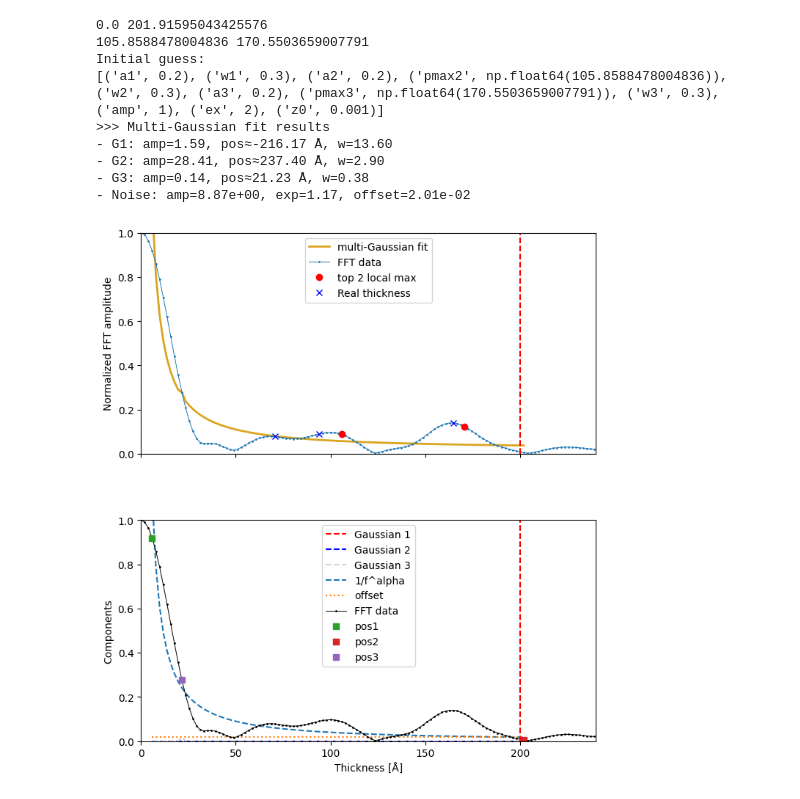
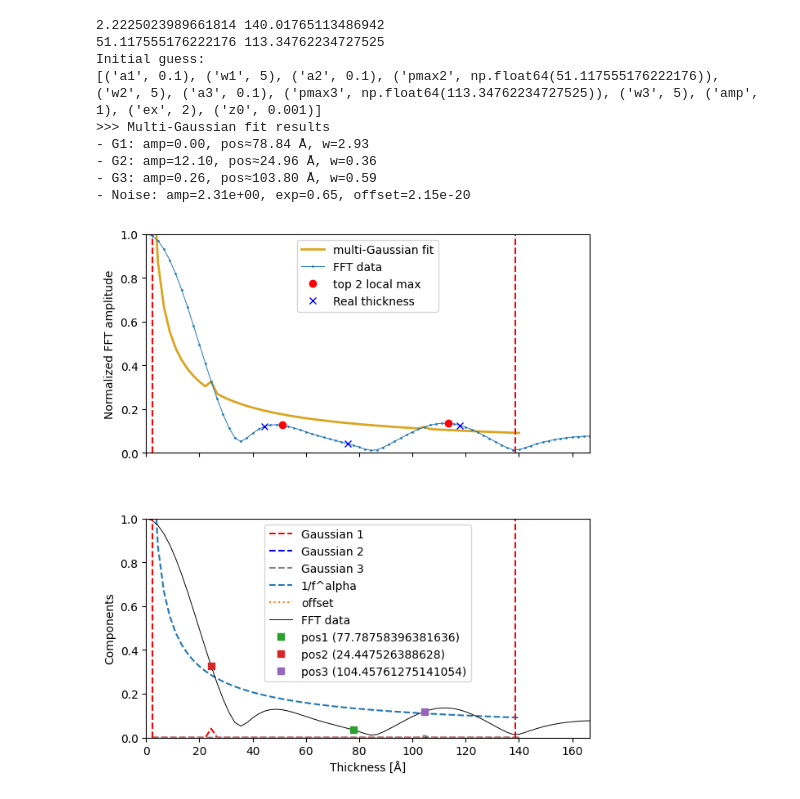
Before and after one commit to SJB7777/ReflectoLearn, a Jupyter notebook: notebooks/fitting.ipynb, the cells around one changed output. Saved outputs shown, nothing was run; the diff lists cells and outputs as text; code cells hidden in the pictures.

Commit message:
gaussian noise fitting

```diff
--- a/notebooks/fitting.ipynb
+++ b/notebooks/fitting.ipynb
@@ -94,8 +96,8 @@ real_thick_comb = [94.03589423977134, 164.14977080324977, 70.11387656347843]
 # %%
 from scipy.signal import argrelmax
 
-x_upper_bound = 200
-
+# x_upper_bound = 200
+x_upper_bound = sum(real_thicks) + 20
 crit_q = estimate_q(q, R_noise)
 # crit_q = 0
 print(f"Estimated critical q: {crit_q:.4f}")
@@ -113,19 +115,19 @@ idx_local_max = argrelmax(y_fft_norm[x_fft < x_upper_bound])
 # idx_local_max = find_soft_peaks(x_fft[x_fft < x_upper_bound], y_fft_norm[x_fft < x_upper_bound], slope_thresh=1)
 print(idx_local_max)
 
-y_diff = np.diff(y_fft_norm)
+idx_real_thick_comb: list[int] = [np.abs(x_fft - thickness).argmin() for thickness in real_thick_combs]
+print(f"{x_fft[idx_real_thick_comb] = }")
+print(f"{x_fft[idx_local_max] = }")
+
+
 
 # First increasing index
-# under_bound_index = np.where((y_diff >= -0.01) & (x_fft[1:] > 2))[0][0] + 1
-under_bound_index = np.abs(x_fft - crit_q * 2*np.pi).argmin()
+y_diff = np.diff(y_fft_norm)
+under_bound_index = np.where((y_diff >= -0.01) & (x_fft[1:] > 2))[0][0] + 1
+# under_bound_index = np.abs(x_fft - crit_q * 2*np.pi).argmin()
 x_under_bound = x_fft[under_bound_index]
 print(f"{x_under_bound=}")
 upper_bound_index = np.where(x_fft > x_upper_bound)[0][0]
-
-idx_real_thick_comb: list[int] = [np.abs(x_fft - thickness).argmin() for thickness in real_thick_comb]
-
-print(f"{x_fft[idx_real_thick_comb] = }")
-print(f"{x_fft[idx_local_max] = }")
 
 fig, axs = plt.subplots(1, 1, sharex=True, figsize=(7, 5))
 axs.plot(x_fft, y_fft_norm, "o-", ms=1, lw=0.7, color="dimgrey", label="FFT data")
@@ -163,9 +165,9 @@ print(x_fft[under_bound_index], x_fft[upper_bound_index])
 
 # fitting range
 # mask = (x_fft < x_upper_bound) & (x_fft > under_bound_index)
-x_fit, y_fit = x_fft[3: upper_bound_index + 1], y_fft_norm[3: upper_bound_index + 1]
+x_fit, y_fit = x_fft[under_bound_index: upper_bound_index + 1], y_fft_norm[under_bound_index: upper_bound_index + 1]
 
-params: list[str]= ["a1", "w1", "a2", "pmax2", "w2", "a3", "pmax3", "w3", "amp", "ex", "z0"]
+
 # local maxima들의 인덱스와 값
 y_local = y_fit[idx_local_max]
 x_local = x_fit[idx_local_max]
@@ -177,10 +179,15 @@ top2_x = x_local[top2_indices]                   # 그 두 점의 x 위치
 # 왼쪽/오른쪽 순서 정렬
 top2_sorted = np.sort(top2_x)
 
+if len(top2_sorted) == 1:
+    top2_sorted = np.array([top2_sorted[0]]*2)
 # 결과 할당
 pmax2, pmax3 = top2_sorted[0], top2_sorted[1]
 print(pmax2, pmax3)
-p0: list[float] = [0.2, 0.3, 0.2, pmax2, 0.3, 0.2, pmax3, 0.3, 1, 2, 0.001]
+
+
+params: list[str]= ["a1", "w1", "a2", "pmax2", "w2", "a3", "pmax3", "w3", "amp", "ex", "z0"]
+p0: list[float] = [0.1, 5, 0.1, pmax2, 5, 0.1, pmax3, 5, 1, 2, 0.001]
 print(f"Initial guess:\n{list(zip(params, p0, strict=True))}")
 popt, pcov = multi_gaussian_fitting(x_fit, y_fit, p0)
 
@@ -196,7 +203,7 @@ print(f"- G3: amp={popt[5]:.2f}, pos≈{pos3:.2f} Å, w={popt[7]:.2f}")
 print(f"- Noise: amp={popt[8]:.2e}, exp={popt[9]:.2f}, offset={popt[10]:.2e}")
 
 # ----------------------- Plot -----------------------
-fig, axs = plt.subplots(2, 1, sharex=True, figsize=(8, 9))
+fig, axs = plt.subplots(2, 1, sharex=True, figsize=(7, 8))
 
 # (상단: 전체 fit vs 데이터)
 axs[0].plot(x_fit, func_gauss3_with_noise(x_fit, *popt), "-", color="goldenrod", lw=2, label="multi-Gaussian fit")
@@ -206,41 +213,41 @@ axs[0].axvline(x=x_upper_bound, color='r', linestyle='--')
 axs[0].plot(x_local[top2_indices], y_local[top2_indices]  , "o", color="red", label="top 2 local max")
 axs[0].plot(x_fft[idx_real_thick_comb], y_fft_norm[idx_real_thick_comb], "x", color="b", label="Real thickness")
 axs[0].set_ylabel("Normalized FFT amplitude")
 axs[0].legend()
 
 # (하단: component 분리 보기)
 axs[1].plot(x_fit, func_gauss(x_fit, *popt[2:5]), "--", color="red", label="Gaussian 1")
 axs[1].plot(x_fit, func_gauss(x_fit, popt[0], popt[6] - popt[3], popt[1]), "--", color="blue", label="Gaussian 2")
-axs[1].plot(x_fit, func_gauss(x_fit, *popt[5:8]), "--", color="lightgray", label="Gaussian 3")
+axs[1].plot(x_fit, func_gauss(x_fit, *popt[5:8]), "--", color="gray", label="Gaussian 3")
 axs[1].plot(x_fit, func_noise(x_fit, *popt[8:10]), "--", label="1/f^alpha")
 axs[1].plot(x_fit, np.ones_like(x_fit)*popt[10], ":", label="offset")
-axs[1].plot(x_fft, y_fft_norm, "o-", color='k', ms=1, lw=0.7, label="FFT data")
+axs[1].plot(x_fft, y_fft_norm, "-", color='k', ms=1, lw=0.7, label="FFT data")
 axs[1].axvline(x=x_under_bound, color='r', linestyle='--')
 axs[1].axvline(x=x_upper_bound, color='r', linestyle='--')
 positions = [pos1, pos2, pos3]
 idxs = [np.argmin(np.abs(x_fit - pos)) for pos in positions]
 for i, idx in enumerate(idxs, start=1):
-    axs[1].plot(x_fit[idx], y_fit[idx], "s", label=f"pos{i}")
+    axs[1].plot(x_fit[idx], y_fit[idx], "s", label=f"pos{i} ({x_fit[idx]})")
 
 axs[1].set_xlabel("Thickness [Å]")
 axs[1].set_ylabel("Components")
 axs[1].legend()
 
 axs[0].set_xlim(0, x_upper_bound*1.2)
 axs[1].set_xlim(0, x_upper_bound*1.2)
 axs[0].set_ylim(0, 1.0)
 axs[1].set_ylim(0, 1.0)
 
 fig.subplots_adjust(hspace=0.3)
 plt.show()
 # %% [output]
-0.0 201.91595043425576
-105.8588478004836 170.5503659007791
+2.2225023989661814 140.01765113486942
+51.117555176222176 113.34762234727525
 Initial guess:
-[('a1', 0.2), ('w1', 0.3), ('a2', 0.2), ('pmax2', np.float64(105.8588478004836)), ('w2', 0.3), ('a3', 0.2), ('pmax3', np.float64(170.5503659007791)), ('w3', 0.3), ('amp', 1), ('ex', 2), ('z0', 0.001)]
+[('a1', 0.1), ('w1', 5), ('a2', 0.1), ('pmax2', np.float64(51.117555176222176)), ('w2', 5), ('a3', 0.1), ('pmax3', np.float64(113.34762234727525)), ('w3', 5), ('amp', 1), ('ex', 2), ('z0', 0.001)]
 >>> Multi-Gaussian fit results
-- G1: amp=1.59, pos≈-216.17 Å, w=13.60
-- G2: amp=28.41, pos≈237.40 Å, w=2.90
-- G3: amp=0.14, pos≈21.23 Å, w=0.38
-- Noise: amp=8.87e+00, exp=1.17, offset=2.01e-02
+- G1: amp=0.00, pos≈78.84 Å, w=2.93
+- G2: amp=12.10, pos≈24.96 Å, w=0.36
+- G3: amp=0.26, pos≈103.80 Å, w=0.59
+- Noise: amp=2.31e+00, exp=0.65, offset=2.15e-20
-[figure, old version]
+[figure, new version]
```
Also changed, not shown: parts of 6 cells of this notebook, 2 other files.
